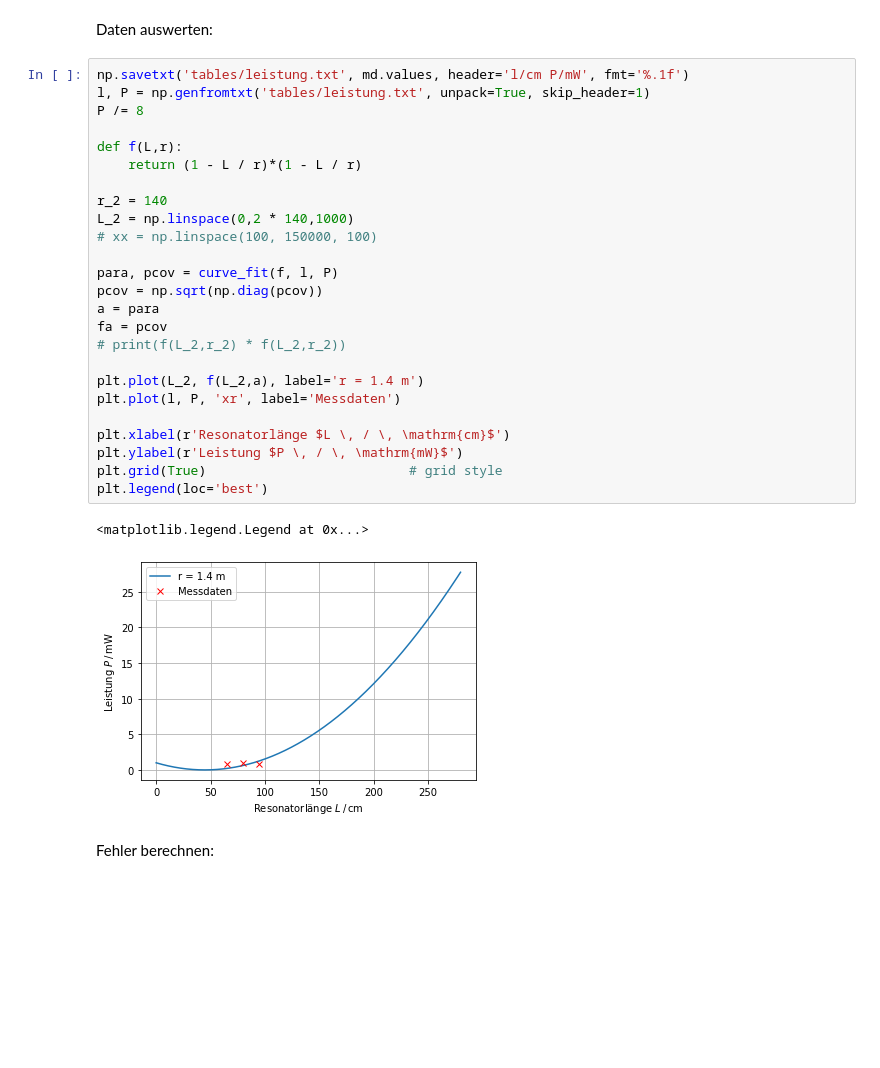
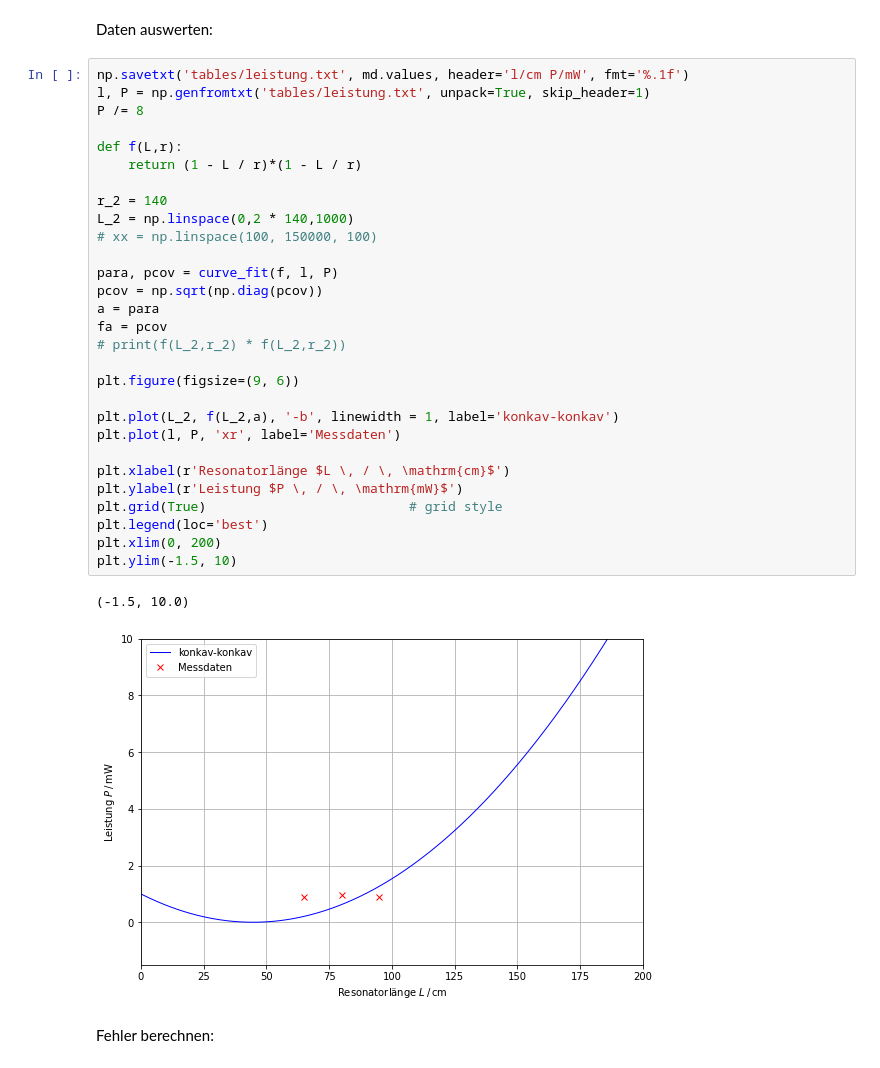
Before and after one commit to waerther/fortgeschrittenenpraktikum, a Jupyter notebook: v61/auswertung.ipynb, the cells around one changed output. Saved outputs shown, nothing was run; the diff lists cells and outputs as text; blank space fills up the shorter version.

```diff
--- a/v61/auswertung.ipynb
+++ b/v61/auswertung.ipynb
@@ -31,31 +31,35 @@ Daten auswerten:
 # %%
 np.savetxt('tables/leistung.txt', md.values, header='l/cm P/mW', fmt='%.1f')
 l, P = np.genfromtxt('tables/leistung.txt', unpack=True, skip_header=1)
 P /= 8
 
 def f(L,r):
     return (1 - L / r)*(1 - L / r)
 
 r_2 = 140
 L_2 = np.linspace(0,2 * 140,1000)
 # xx = np.linspace(100, 150000, 100)
 
 para, pcov = curve_fit(f, l, P)
 pcov = np.sqrt(np.diag(pcov))
 a = para
 fa = pcov
 # print(f(L_2,r_2) * f(L_2,r_2))
 
-plt.plot(L_2, f(L_2,a), label='r = 1.4 m')
+plt.figure(figsize=(9, 6))
+
+plt.plot(L_2, f(L_2,a), '-b', linewidth = 1, label='konkav-konkav')
 plt.plot(l, P, 'xr', label='Messdaten')
 
 plt.xlabel(r'Resonatorlänge $L \, / \, \mathrm{cm}$')
 plt.ylabel(r'Leistung $P \, / \, \mathrm{mW}$')
 plt.grid(True)                          # grid style
 plt.legend(loc='best')
+plt.xlim(0, 200)
+plt.ylim(-1.5, 10)
 # %% [output]
-<matplotlib.legend.Legend at 0x...>
+(-1.5, 10.0)
-[figure, old version]
+[figure, new version]
 # %% [markdown]
 Fehler berechnen:
 # %%
```
Also changed, not shown: parts of 3 cells of this notebook, 6 other files.
